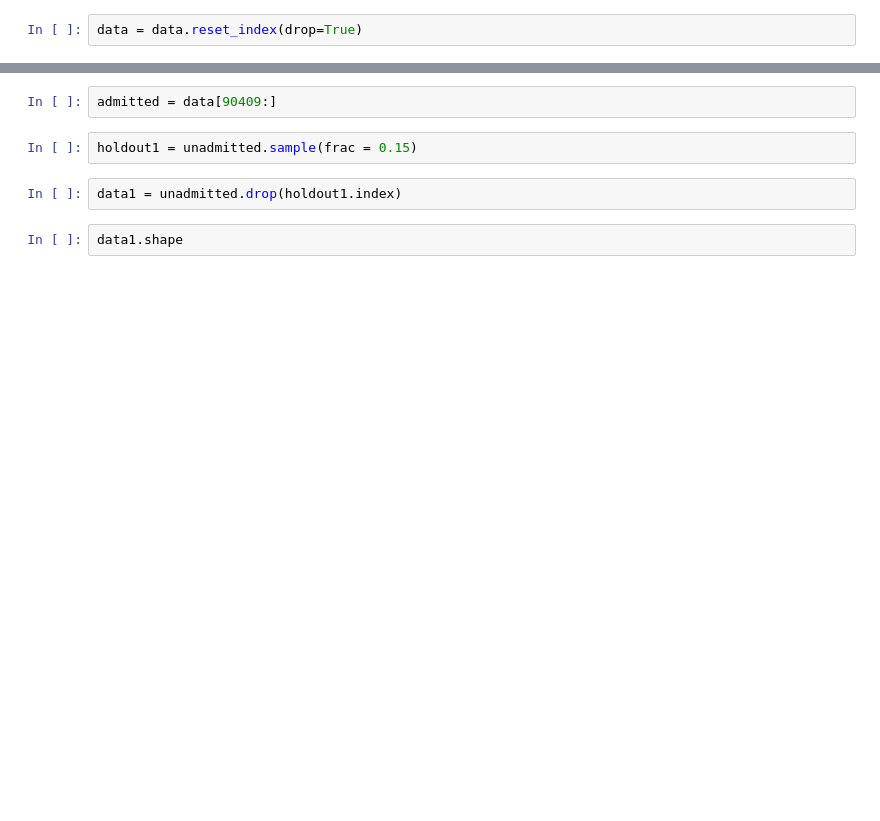
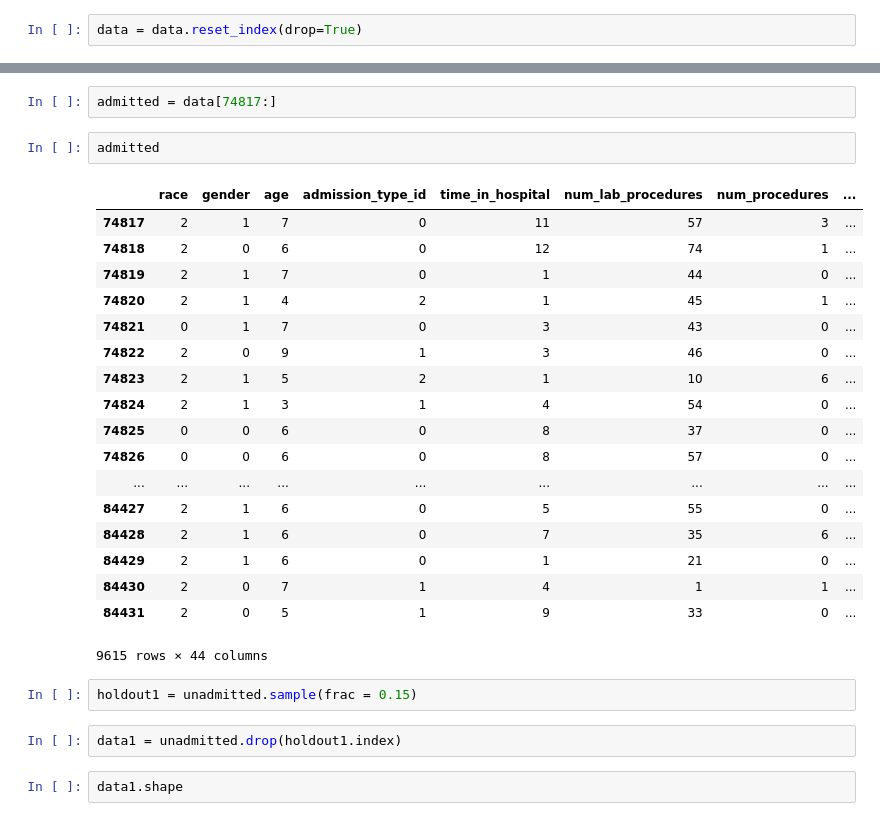
Before and after one commit to joonsooro/UnitedHealthcare, a Jupyter notebook: Leo/creatingHoldout.ipynb, the cells around one changed output, grey strips where cells are left out. Drawn from its saved outputs; the diff is of its cells as text; blank space fills up the shorter version.

```diff
--- a/Leo/creatingHoldout.ipynb
+++ b/Leo/creatingHoldout.ipynb
@@ -82,5 +128,26 @@ unadmitted
 # %%
-admitted = data[90409:]
+admitted = data[74817:]
+# %%
+admitted
+# %% [output]
+|  | race | gender | age | admission_type_id | time_in_hospital | num_lab_procedures | num_procedures | ... |
+| 74817 | 2 | 1 | 7 | 0 | 11 | 57 | 3 | ... |
+| 74818 | 2 | 0 | 6 | 0 | 12 | 74 | 1 | ... |
+| 74819 | 2 | 1 | 7 | 0 | 1 | 44 | 0 | ... |
+| 74820 | 2 | 1 | 4 | 2 | 1 | 45 | 1 | ... |
+| 74821 | 0 | 1 | 7 | 0 | 3 | 43 | 0 | ... |
+| 74822 | 2 | 0 | 9 | 1 | 3 | 46 | 0 | ... |
+| 74823 | 2 | 1 | 5 | 2 | 1 | 10 | 6 | ... |
+| 74824 | 2 | 1 | 3 | 1 | 4 | 54 | 0 | ... |
+| 74825 | 0 | 0 | 6 | 0 | 8 | 37 | 0 | ... |
+| 74826 | 0 | 0 | 6 | 0 | 8 | 57 | 0 | ... |
+| ... | ... | ... | ... | ... | ... | ... | ... | ... |
+| 84427 | 2 | 1 | 6 | 0 | 5 | 55 | 0 | ... |
+| 84428 | 2 | 1 | 6 | 0 | 7 | 35 | 6 | ... |
+| 84429 | 2 | 1 | 6 | 0 | 1 | 21 | 0 | ... |
+| 84430 | 2 | 0 | 7 | 1 | 4 | 1 | 1 | ... |
+| 84431 | 2 | 0 | 5 | 1 | 9 | 33 | 0 | ... |
+9615 rows × 44 columns
 # %%
 holdout1 = unadmitted.sample(frac = 0.15)
 # %%
```
Also changed, not shown: parts of 20 cells of this notebook, 5 other files.
